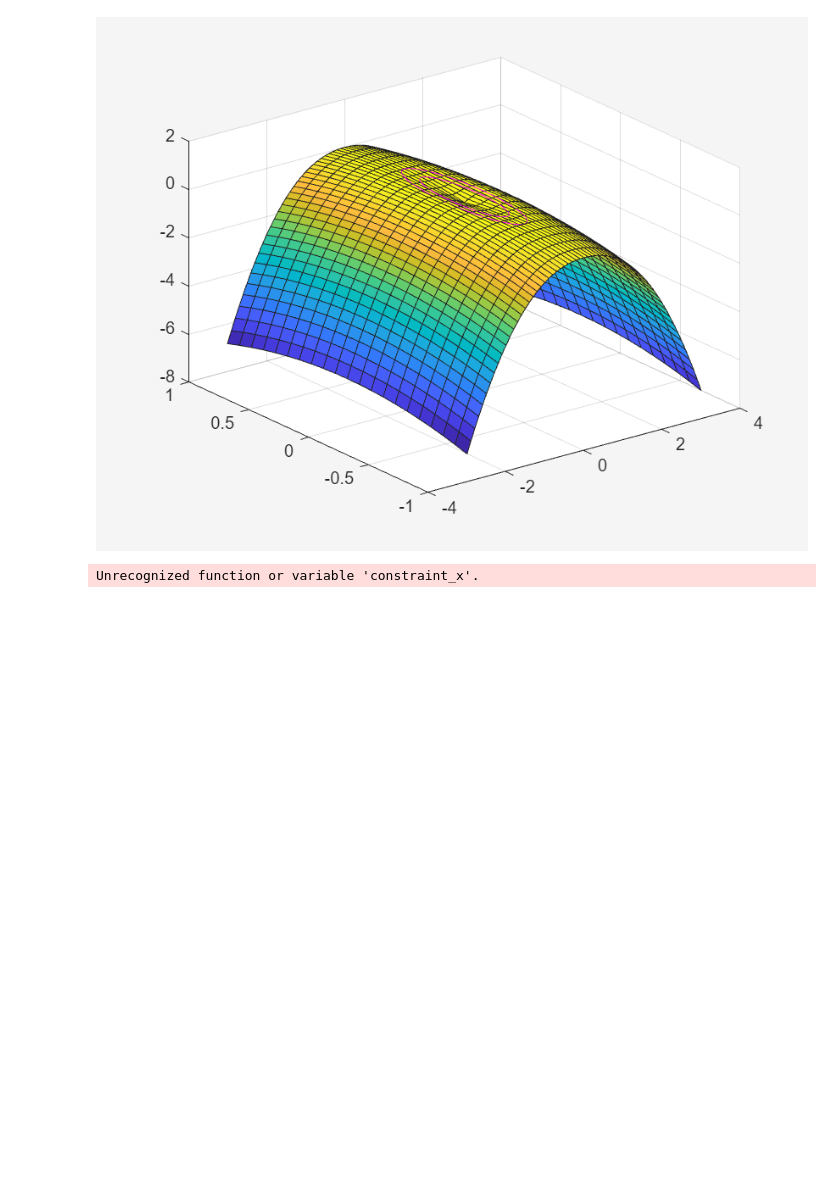
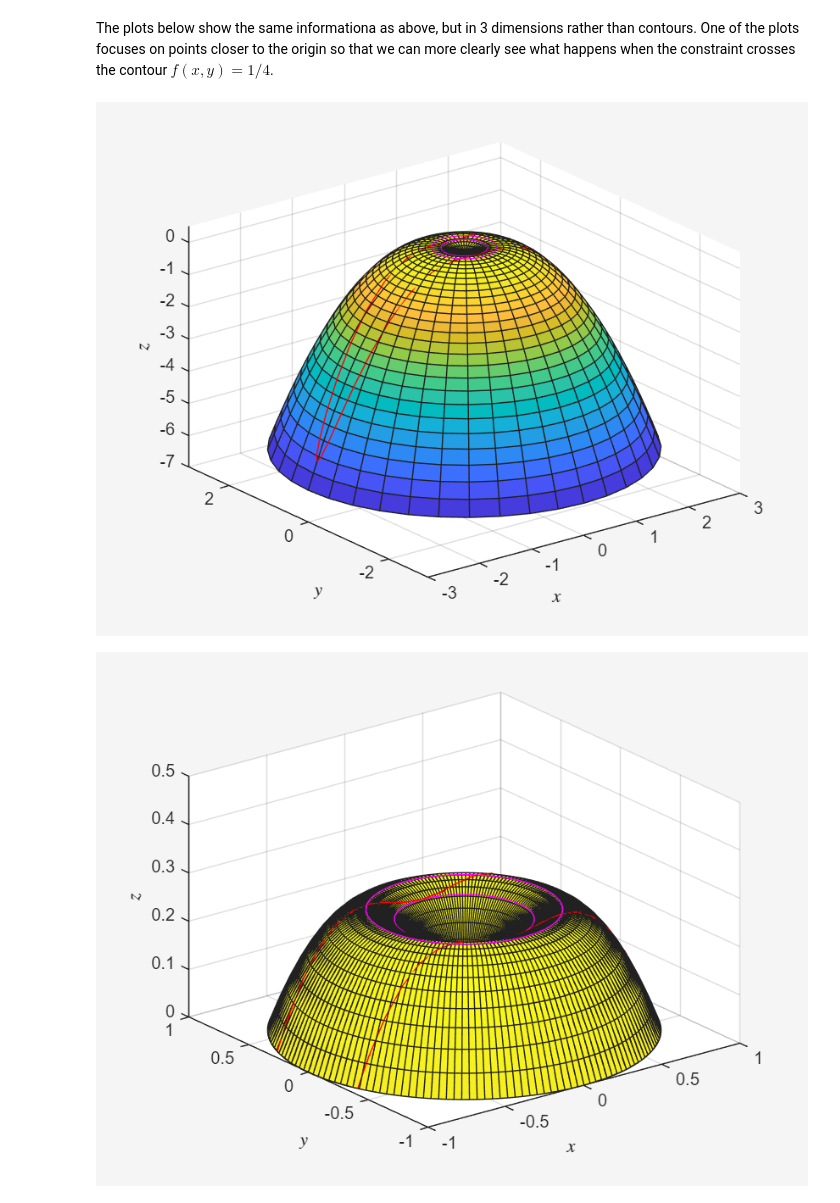
Before and after one commit to joelmiller/Laplace, a Jupyter notebook: docs/_sources/Differential_Calculus/Lagrange_Extensions.ipynb, the cells around one changed output. Saved outputs shown, nothing was run; the diff lists cells and outputs as text; code cells hidden in the pictures; blank space fills up the shorter version.

```diff
--- a/docs/_sources/Differential_Calculus/Lagrange_Extensions.ipynb
+++ b/docs/_sources/Differential_Calculus/Lagrange_Extensions.ipynb
@@ -114,38 +114,85 @@ plot(cos(theta)/2, sin(theta)/2, 'Color', 'm')
+# %% [markdown]
+The plots below show the same informationa as above, but in 3 dimensions rather than contours.  One of the plots focuses on points closer to the origin so that we can more clearly see what happens when the constraint crosses the contour $f(x,y)=1/4$.
 # %%
 clear all
 clc
 clf
 
-x = [-3:0.1:3];
-y = [-1:0.1:1];
-[X,Y] = meshgrid(x,y);
+theta = [0:pi/80:2*pi];     %plot the local max/min in magenta.
+r = [0:0.05:3];
+%x = [-1:0.1:1];
+%y = [-1:0.1:1];
+[R, Theta] = meshgrid(r,theta);
+%[X,Y] = meshgrid(x,y);
+X=R.*cos(Theta);
+Y= R.*sin(Theta);
 
-F = sqrt(X.^2+Y.^2) -(X.^2+Y.^2);
+F = R-R.^2; %sqrt(X.^2+Y.^2) -(X.^2+Y.^2);
+
+
+figure(1)
+surf(X,Y,F);
+hold on
+r = 1/2;
+plot3(r*cos(theta), r*sin(theta), (r-r^2)*ones(size(theta))+.00075, 'Color', 'm')
+r = 2*sqrt(2)/(3*sqrt(7));
+plot3(r*cos(theta), r*sin(theta), (r-r^2)*ones(size(theta))+.00075, 'Color', 'm')
+
+%the following command plots the points given by the constraint g(x,y)=0
+%and it creates a list of the x and y coordinates.
+constraint_x = 2*sqrt(2)*cos(theta);
+constraint_y = 2*sqrt(2)*sin(theta)/sqrt(63);
+plot3(constraint_x, constraint_y, sqrt(constraint_x.^2+constraint_y.^2) - (constraint_x.^2+constraint_y.^2)+.0008,'r', 'DisplayName', 'The values of $f(x,y)$ where $g(x,y)=0$') %plot values on the constraint
+
+xlim([-1,1])
+ylim([-1,1])
+zlim([0,0.5])
+
+%daspect([1 1 0.5])
+
+xlabel('$x$', 'Interpreter', 'latex')
+ylabel('$y$', 'Interpreter', 'latex')
+zlabel('$z$', 'Interpreter', 'latex')
+
+
+
+theta = [0:pi/20:2*pi];     %plot the local max/min in magenta.
+r = [0:0.1:3];
+%x = [-1:0.1:1];
+%y = [-1:0.1:1];
+[R, Theta] = meshgrid(r,theta);
+%[X,Y] = meshgrid(x,y);
+X=R.*cos(Theta);
+Y= R.*sin(Theta);
+
+F = R-R.^2; %sqrt(X.^2+Y.^2) -(X.^2+Y.^2);
 
 figure(2)
 surf(X,Y,F)
 hold on
 
 
-theta = [0:pi/20:2*pi];     %plot the local max/min in magenta.
 
 r = 1/2;
 plot3(r*cos(theta), r*sin(theta), (r-r^2)*ones(size(theta))+.00075, 'Color', 'm')
 r = 2*sqrt(2)/(3*sqrt(7));
 plot3(r*cos(theta), r*sin(theta), (r-r^2)*ones(size(theta))+.00075, 'Color', 'm')
-plot3(constraint_x, constraint_y, sqrt(constraint_x.^2+constraint_y.^2) - (constraint_x.^2+constraint_y.^2),'r', 'DisplayName', 'The values of $f(x,y)$ where $g(x,y)=0$') %plot values on the constraint
-% legend('interpreter', 'latex')
 
+%the following command plots the points given by the constraint g(x,y)=0
+%and it creates a list of the x and y coordinates.
+constraint_x = 2*sqrt(2)*cos(theta);
+constraint_y = 2*sqrt(2)*sin(theta)/sqrt(63);
+plot3(constraint_x, constraint_y, sqrt(constraint_x.^2+constraint_y.^2) - (constraint_x.^2+constraint_y.^2)+.0008,'r', 'DisplayName', 'The values of $f(x,y)$ where $g(x,y)=0$') %plot values on the constraint
 
-xlim([-1,1])
-ylim([-1,1])
-zlim([0,0.5])
+xlim([-3,3])
+ylim([-3,3])
+zlim([-7,0.5])
 
-daspect([1 1 0.5])
+%daspect([1 1 0.5])
 
 xlabel('$x$', 'Interpreter', 'latex')
 ylabel('$y$', 'Interpreter', 'latex')
 zlabel('$z$', 'Interpreter', 'latex')
 # %% [output]
-[figure, old version]
+[figure, new version]
-Unrecognized function or variable 'constraint_x'.
+[figure, added]
```
Also changed, not shown: parts of 2 cells of this notebook, 13 other files.
